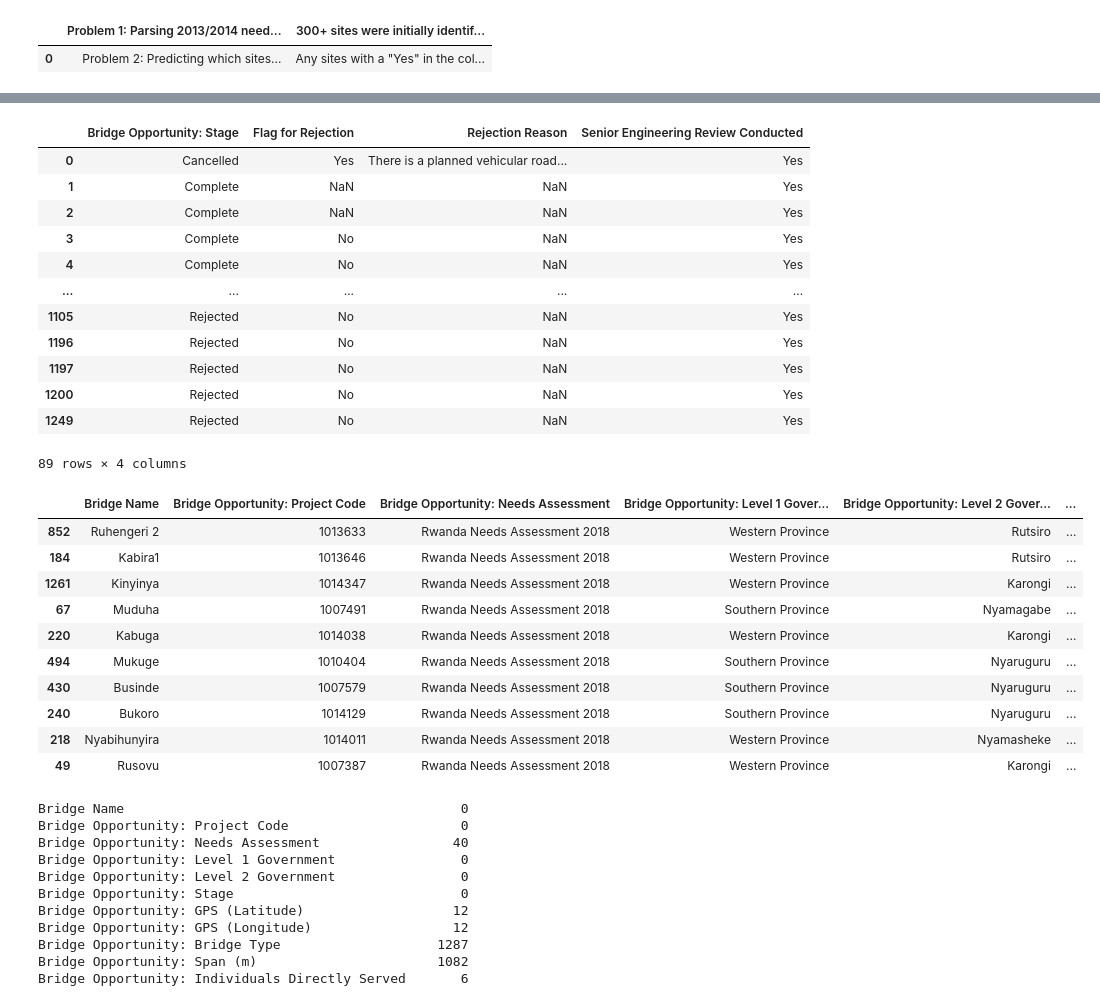
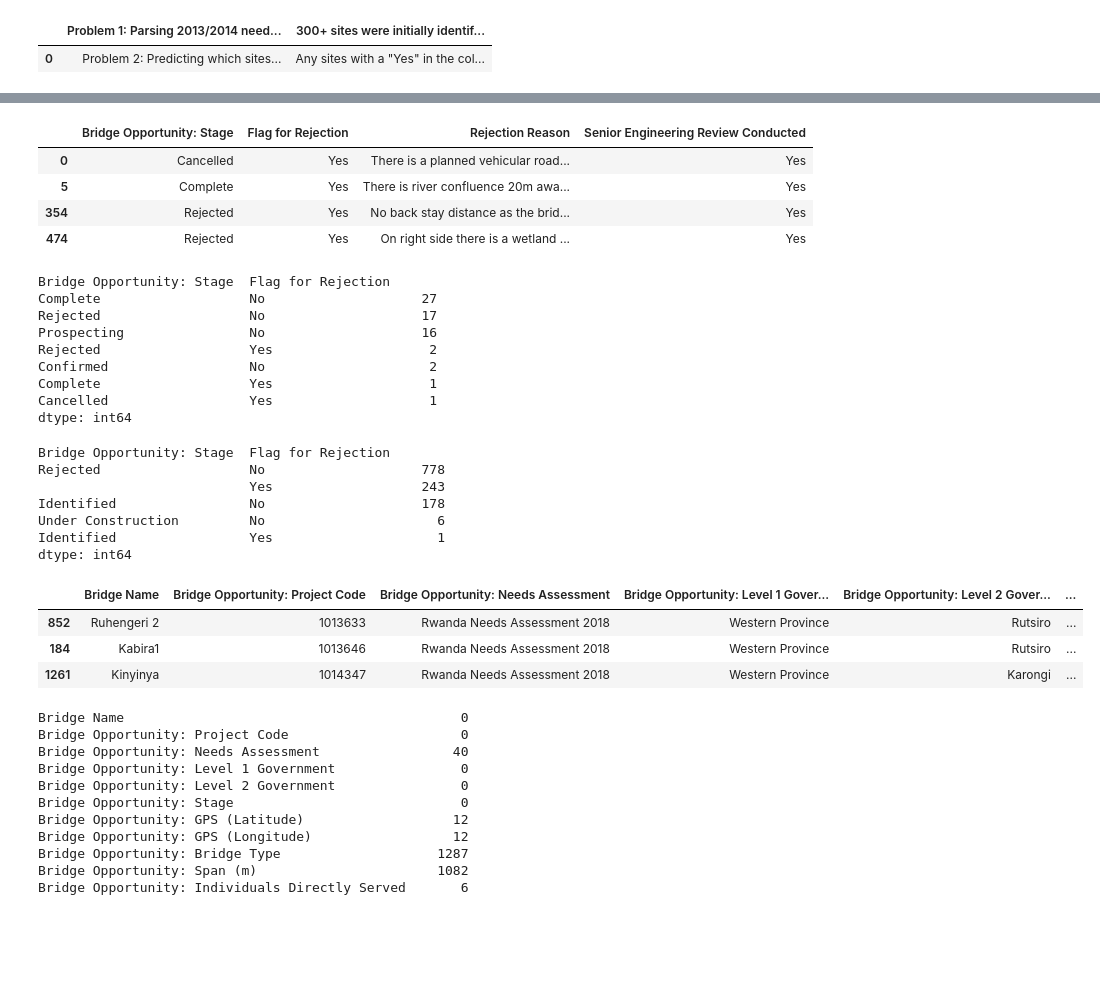
Before and after one commit to BloomTech-Labs/bridges-to-prosperity-ds-d, a Jupyter notebook: notebooks/b2p_d.ipynb, the cells around one changed output, grey strips where cells are left out. Cells and saved outputs as stored; diff of their text form; code cells hidden in the pictures; blank space fills up the shorter version.

```diff
--- a/notebooks/b2p_d.ipynb
+++ b/notebooks/b2p_d.ipynb
@@ -41,33 +50,40 @@ dfs['Contextual Summary']
 # %%
-df[['Bridge Opportunity: Stage', 'Flag for Rejection', 'Rejection Reason', 'Senior Engineering Review Conducted']][df['Senior Engineering Review Conducted'] == 'Yes']
+df[['Bridge Opportunity: Stage', 'Flag for Rejection', 'Rejection Reason', 'Senior Engineering Review Conducted']][(df['Senior Engineering Review Conducted'] == 'Yes') & (df['Flag for Rejection'] == 'Yes')]
 # %% [output]
 |  | Bridge Opportunity: Stage | Flag for Rejection | Rejection Reason | Senior Engineering Review Conducted |
 | 0 | Cancelled | Yes | There is a planned vehicular road... | Yes |
-| 1 | Complete | NaN | NaN | Yes |
-| 2 | Complete | NaN | NaN | Yes |
-| 3 | Complete | No | NaN | Yes |
-| 4 | Complete | No | NaN | Yes |
-| ... | ... | ... | ... | ... |
-| 1105 | Rejected | No | NaN | Yes |
-| 1196 | Rejected | No | NaN | Yes |
-| 1197 | Rejected | No | NaN | Yes |
-| 1200 | Rejected | No | NaN | Yes |
-| 1249 | Rejected | No | NaN | Yes |
+| 5 | Complete | Yes | There is river confluence 20m awa... | Yes |
+| 354 | Rejected | Yes | No back stay distance as the brid... | Yes |
+| 474 | Rejected | Yes | On right side there is a wetland ... | Yes |
-89 rows × 4 columns
+# %%
+df[['Bridge Opportunity: Stage','Flag for Rejection']][df['Senior Engineering Review Conducted'] == 'Yes'].value_counts()
+# %% [output]
+Bridge Opportunity: Stage  Flag for Rejection
+Complete                   No                    27
+Rejected                   No                    17
+Prospecting                No                    16
+Rejected                   Yes                    2
+Confirmed                  No                     2
+Complete                   Yes                    1
+Cancelled                  Yes                    1
+dtype: int64
+# %%
+ df[['Bridge Opportunity: Stage','Flag for Rejection']][df['Senior Engineering Review Conducted'] != 'Yes'].value_counts()
+# %% [output]
+Bridge Opportunity: Stage  Flag for Rejection
+Rejected                   No                    778
+                           Yes                   243
+Identified                 No                    178
+Under Construction         No                      6
+Identified                 Yes                     1
+dtype: int64
 # %%
-df.sample(10, random_state=42, axis=0)
+df.sample(3, random_state=42, axis=0)
 # %% [output]
 |  | Bridge Name | Bridge Opportunity: Project Code | Bridge Opportunity: Needs Assessment | Bridge Opportunity: Level 1 Gover... | Bridge Opportunity: Level 2 Gover... | ... |
 | 852 | Ruhengeri 2 | 1013633 | Rwanda Needs Assessment 2018 | Western Province | Rutsiro | ... |
 | 184 | Kabira1 | 1013646 | Rwanda Needs Assessment 2018 | Western Province | Rutsiro | ... |
 | 1261 | Kinyinya | 1014347 | Rwanda Needs Assessment 2018 | Western Province | Karongi | ... |
-| 67 | Muduha | 1007491 | Rwanda Needs Assessment 2018 | Southern Province | Nyamagabe | ... |
-| 220 | Kabuga | 1014038 | Rwanda Needs Assessment 2018 | Western Province | Karongi | ... |
-| 494 | Mukuge | 1010404 | Rwanda Needs Assessment 2018 | Southern Province | Nyaruguru | ... |
-| 430 | Businde | 1007579 | Rwanda Needs Assessment 2018 | Southern Province | Nyaruguru | ... |
-| 240 | Bukoro | 1014129 | Rwanda Needs Assessment 2018 | Southern Province | Nyaruguru | ... |
-| 218 | Nyabihunyira | 1014011 | Rwanda Needs Assessment 2018 | Western Province | Nyamasheke | ... |
-| 49 | Rusovu | 1007387 | Rwanda Needs Assessment 2018 | Western Province | Karongi | ... |
 # %%
 df.isnull().sum()
 # %% [output]
```
Also changed, not shown: parts of 67 cells of this notebook.
